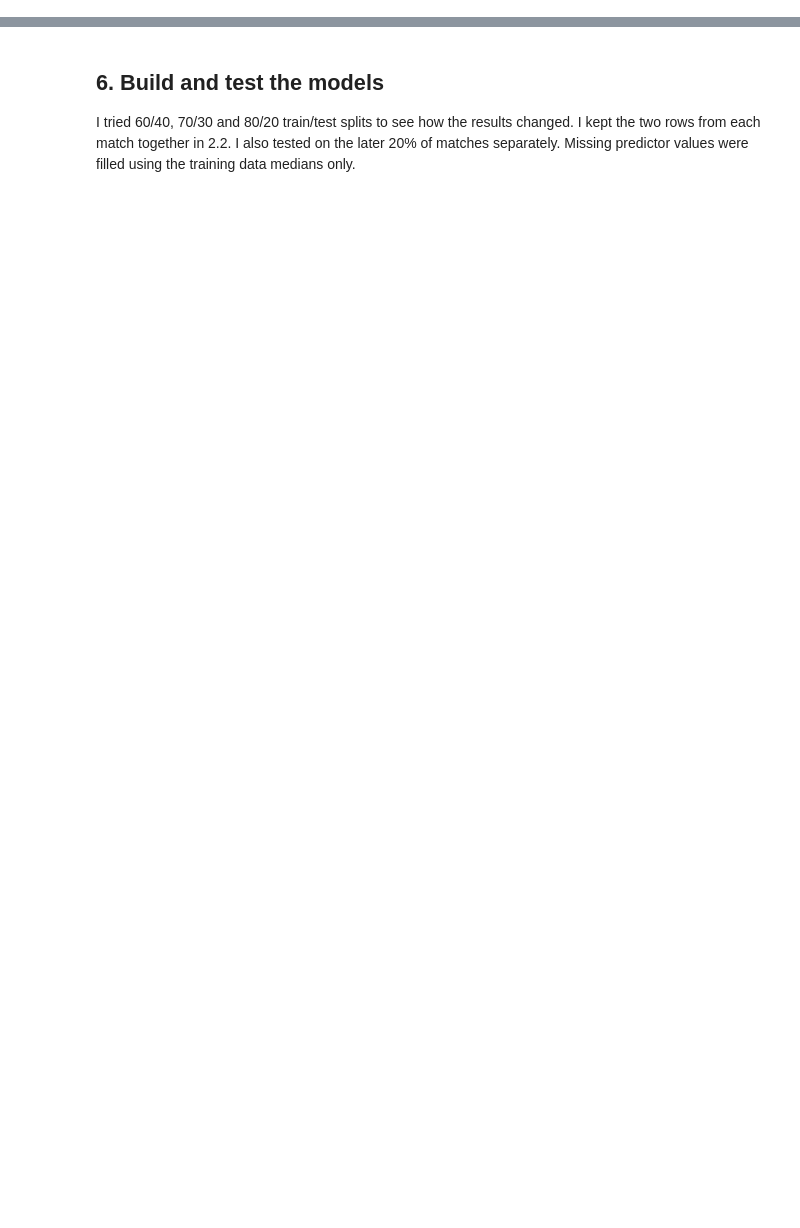
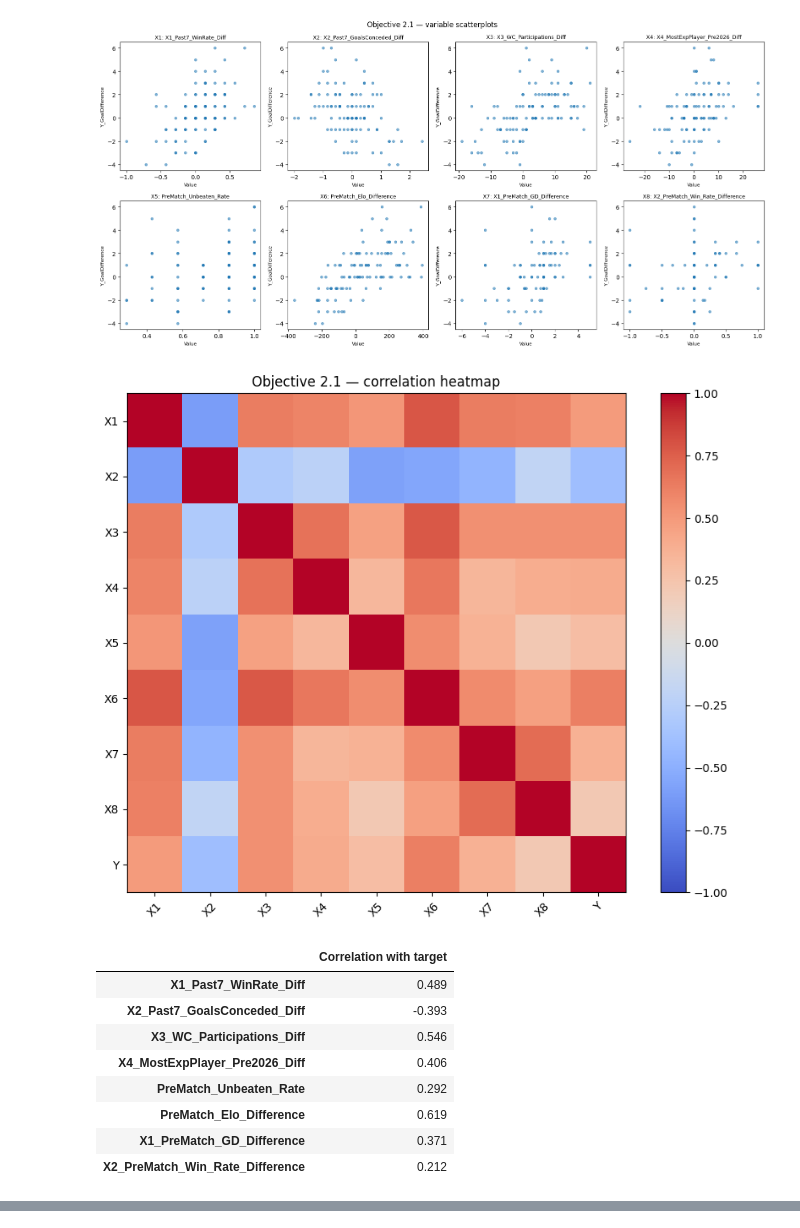
Before and after one commit to s253796/FIFA-World-Cup-2026-Group-16-Linear-Regression-Models, a Jupyter notebook: Nimeth_folder/All/FIFA2026_Objective2_.ipynb, the cells around one changed output, grey strips where cells are left out. Drawn from its saved outputs; the diff is of its cells as text; code cells hidden in the pictures; blank space fills up the shorter version.

Commit message:
Updated with the new variables

```diff
--- a/Nimeth_folder/All/FIFA2026_Objective2_.ipynb
+++ b/Nimeth_folder/All/FIFA2026_Objective2_.ipynb
@@ -142,14 +74,41 @@ This helps spot predictors that are closely related. Correlation does not prove
 # %%
-def correlations(df, features, target, title):
-    corr = df[features + [target]].corr()
+def plots_and_correlations(data, features, target, label):
+    fig, axes = plt.subplots(2, 4, figsize=(16, 8))
+    for i, col in enumerate(features):
+        xy = data[[col, target]].dropna()
+        ax = axes.flat[i]
+        ax.scatter(xy[col], xy[target], s=16, alpha=0.55)
+        ax.set_title(f'X{i+1}: {col}', fontsize=9)
+        ax.set_xlabel('Value', fontsize=8)
+        ax.set_ylabel(target, fontsize=8)
+    fig.suptitle(f'Objective {label} — variable scatterplots')
+    fig.tight_layout()
+    fig.savefig(output_dir / f'Objective{label.replace(".", "_")}_Variable_Scatterplots.png', dpi=170)
+    plt.show()
+
+    corr = data[features + [target]].corr()
     fig, ax = plt.subplots(figsize=(9, 7))
     im = ax.imshow(corr, vmin=-1, vmax=1, cmap='coolwarm')
-    ax.set_xticks(range(len(corr.columns)), [str(i+1) for i in range(len(corr))])
-    ax.set_yticks(range(len(corr.columns)), [str(i+1) for i in range(len(corr))])
-    ax.set_title(title + ' (1–8 = X variables; 9 = target)')
+    ax.set_xticks(range(9), [f'X{i+1}' for i in range(8)] + ['Y'], rotation=45)
+    ax.set_yticks(range(9), [f'X{i+1}' for i in range(8)] + ['Y'])
     fig.colorbar(im, ax=ax)
+    ax.set_title(f'Objective {label} — correlation heatmap')
+    fig.tight_layout()
+    fig.savefig(output_dir / f'Objective{label.replace(".", "_")}_Correlation_Heatmap.png', dpi=170)
     plt.show()
-    display(corr[target].drop(target).to_frame('Correlation with target').round(3))
+    display(corr[target].drop(target).round(3).to_frame('Correlation with target'))
 
-correlations(df21, x21, y21, 'Objective 2.1')
-correlations(df22, x22, y22, 'Objective 2.2')
+plots_and_correlations(df21, x21, y21, '2.1')
+plots_and_correlations(df22, x22, y22, '2.2')
+# %% [output]
+[figure, added]
+[figure, added]
+|  | Correlation with target |
+| X1_Past7_WinRate_Diff | 0.489 |
+| X2_Past7_GoalsConceded_Diff | -0.393 |
+| X3_WC_Participations_Diff | 0.546 |
+| X4_MostExpPlayer_Pre2026_Diff | 0.406 |
+| PreMatch_Unbeaten_Rate | 0.292 |
+| PreMatch_Elo_Difference | 0.619 |
+| X1_PreMatch_GD_Difference | 0.371 |
+| X2_PreMatch_Win_Rate_Difference | 0.212 |
@@ -156,4 +125,0 @@ correlations(df22, x22, y22, 'Objective 2.2')
-# %% [markdown]
-## 6. Build and test the models
-
-I tried 60/40, 70/30 and 80/20 train/test splits to see how the results changed. I kept the two rows from each match together in 2.2. I also tested on the later 20% of matches separately. Missing predictor values were filled using the training data medians only.
```
Also changed, not shown: parts of 29 cells of this notebook.
